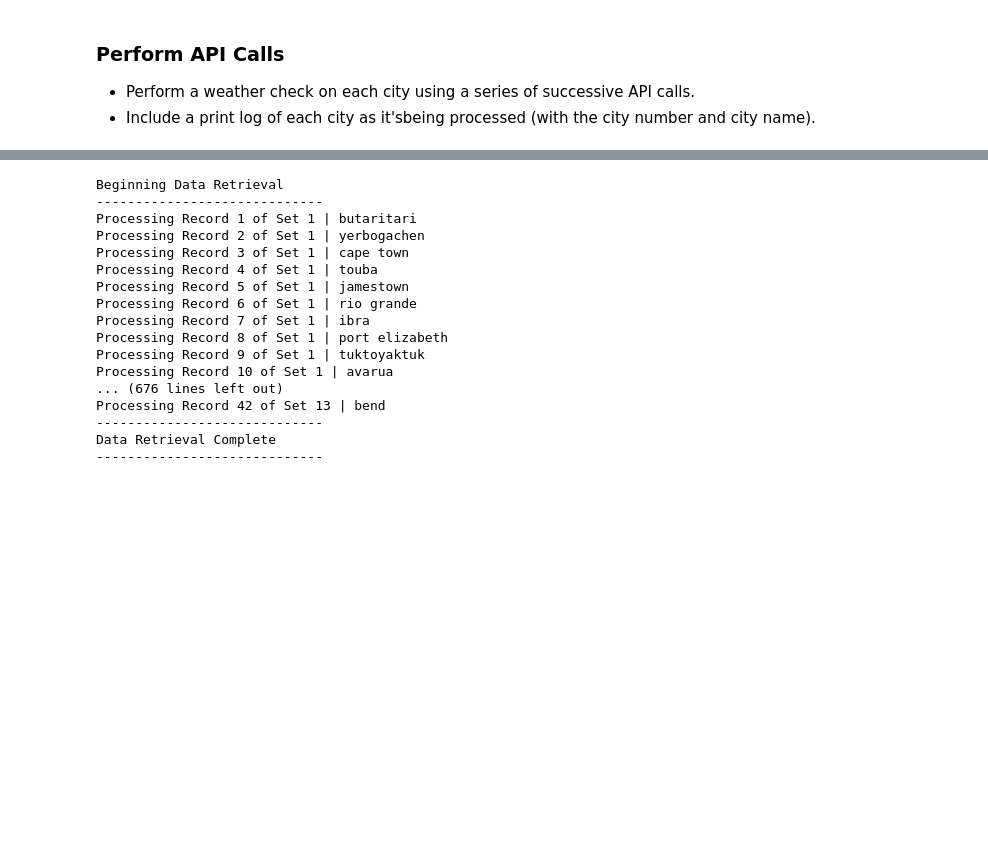
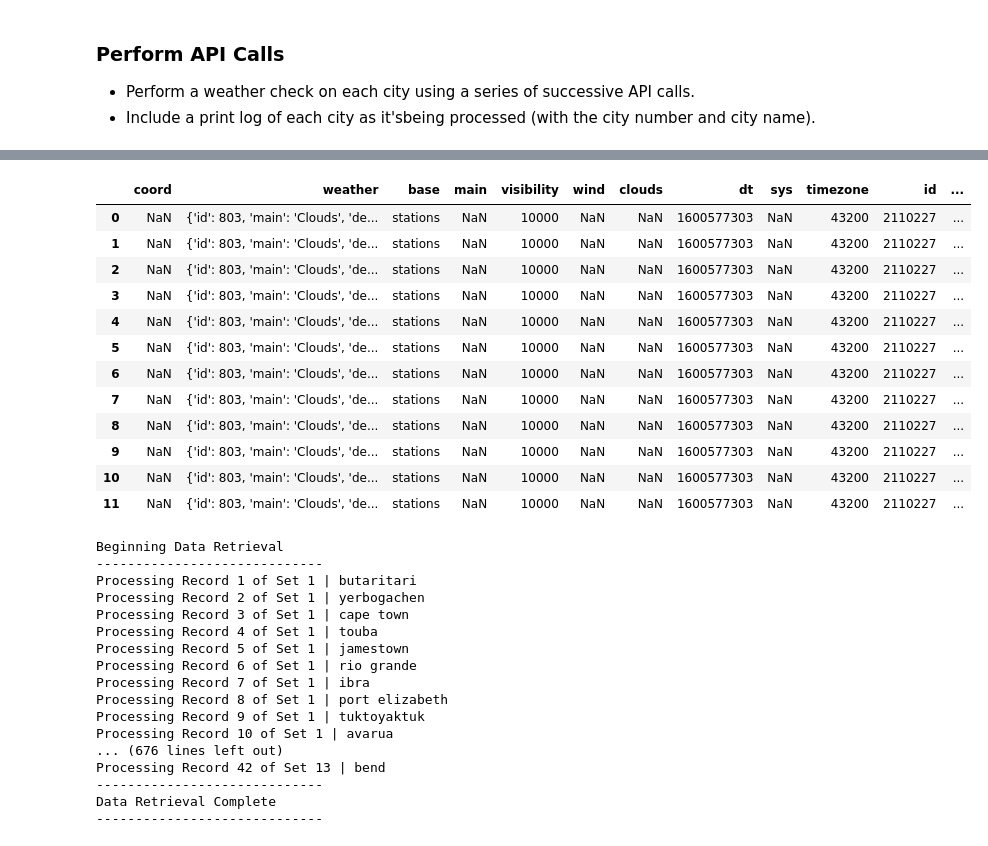
Before and after one commit to SybileC/python-api-challenge, a Jupyter notebook: 02-Homework_06-Python-APIs_Instructions_starter_code_WeatherPy.ipynb, the cells around one changed output, grey strips where cells are left out. Saved outputs shown, nothing was run; the diff lists cells and outputs as text; code cells hidden in the pictures; blank space fills up the shorter version.

```diff
--- a/02-Homework_06-Python-APIs_Instructions_starter_code_WeatherPy.ipynb
+++ b/02-Homework_06-Python-APIs_Instructions_starter_code_WeatherPy.ipynb
@@ -50,10 +50,10 @@ len(cities)
 * Perform a weather check on each city using a series of successive API calls.
 * Include a print log of each city as it'sbeing processed (with the city number and city name).
 # %%
-i = 0
-for city in cities:
+for count, city in enumerate(cities, start=1):
         try:
-            response = requests.get(url + "q=" + city + "&appid=" + api_key).json()
-            print(f"Processing Record {i} of set 1 | {city}")
+            response = requests.get(f"{url}q={city}&appid={api_key}").json()
+            print(f"Processing Record {count} of set 1 | {city}")
+            time.sleep(1)
         except json.JSONDecodeError:
             print("No value found for" + city)
@@ -59,0 +78,4 @@ for city in cities:
+# %%
+x = ["Girl", "Boy", "Sister", "Brother", "Daughter", "Son"]
+for count, val in enumerate(x, start=1):
+    print(f"Processing Record {count} of set 1 | {val}")
@@ -59,0 +89,12 @@ for city in cities:
+# %%
+random.seed(30)
+cities = []
+for city in range(0, 10):
+    longitude = random.uniform(-180, 180)
+    latitude = random.uniform(-90, 90)
+    city = citipy.nearest_city(latitude, longitude).city_name
+    cities.append(city)
+cities = list(dict.fromkeys(cities))
+print(cities)
+print(longitude)
+print(latitude)
@@ -60,4 +109,8 @@ for city in cities:
 # %%
-for city in cities:
-    response = requests.get(f"{url}qu{city}&appid={api_key}").json()
-    print(f"Processing Record {i} of set 1 | {city}")
+for count, city in enumerate(cities, start=1):
+#         try:
+            response = requests.get(f"{url}q={city}&appid={api_key}").json()
+            print(f"Processing Record {count} of set 1 | {city}")
+            time.sleep(1)
+#         except json.JSONDecodeError:
+            print("No value found for" + city)
@@ -64,3 +138,21 @@ for city in cities:
+# %%
+index = range(0, len(response)-1)
+df = pd.DataFrame(response, index=index)
+df
+# %% [output]
+|  | coord | weather | base | main | visibility | wind | clouds | dt | sys | timezone | id | ... |
+| 0 | NaN | {'id': 803, 'main': 'Clouds', 'de... | stations | NaN | 10000 | NaN | NaN | 1600577303 | NaN | 43200 | 2110227 | ... |
+| 1 | NaN | {'id': 803, 'main': 'Clouds', 'de... | stations | NaN | 10000 | NaN | NaN | 1600577303 | NaN | 43200 | 2110227 | ... |
+| 2 | NaN | {'id': 803, 'main': 'Clouds', 'de... | stations | NaN | 10000 | NaN | NaN | 1600577303 | NaN | 43200 | 2110227 | ... |
+| 3 | NaN | {'id': 803, 'main': 'Clouds', 'de... | stations | NaN | 10000 | NaN | NaN | 1600577303 | NaN | 43200 | 2110227 | ... |
+| 4 | NaN | {'id': 803, 'main': 'Clouds', 'de... | stations | NaN | 10000 | NaN | NaN | 1600577303 | NaN | 43200 | 2110227 | ... |
+| 5 | NaN | {'id': 803, 'main': 'Clouds', 'de... | stations | NaN | 10000 | NaN | NaN | 1600577303 | NaN | 43200 | 2110227 | ... |
+| 6 | NaN | {'id': 803, 'main': 'Clouds', 'de... | stations | NaN | 10000 | NaN | NaN | 1600577303 | NaN | 43200 | 2110227 | ... |
+| 7 | NaN | {'id': 803, 'main': 'Clouds', 'de... | stations | NaN | 10000 | NaN | NaN | 1600577303 | NaN | 43200 | 2110227 | ... |
+| 8 | NaN | {'id': 803, 'main': 'Clouds', 'de... | stations | NaN | 10000 | NaN | NaN | 1600577303 | NaN | 43200 | 2110227 | ... |
+| 9 | NaN | {'id': 803, 'main': 'Clouds', 'de... | stations | NaN | 10000 | NaN | NaN | 1600577303 | NaN | 43200 | 2110227 | ... |
+| 10 | NaN | {'id': 803, 'main': 'Clouds', 'de... | stations | NaN | 10000 | NaN | NaN | 1600577303 | NaN | 43200 | 2110227 | ... |
+| 11 | NaN | {'id': 803, 'main': 'Clouds', 'de... | stations | NaN | 10000 | NaN | NaN | 1600577303 | NaN | 43200 | 2110227 | ... |
 # %%
 # %% [output]
 Beginning Data Retrieval
```
Also changed, not shown: parts of 9 cells of this notebook.
